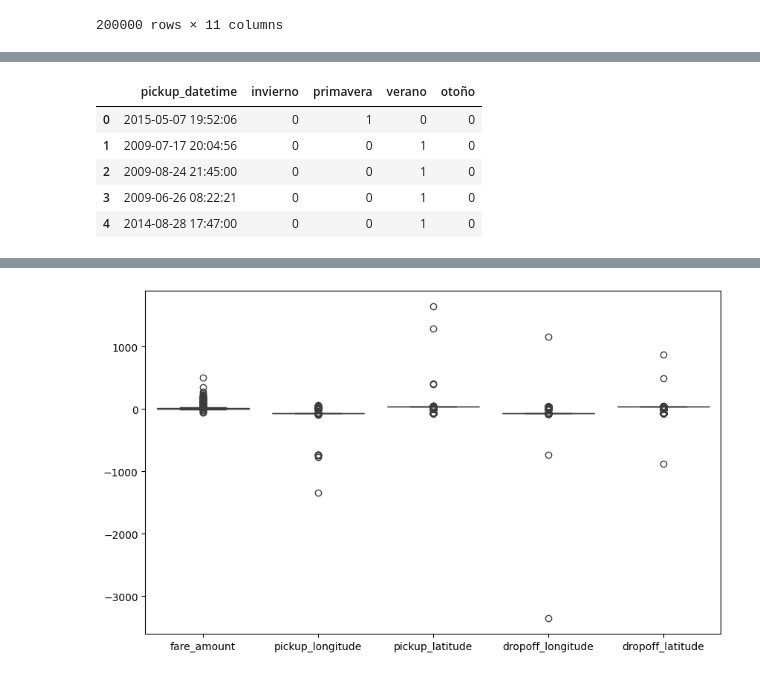
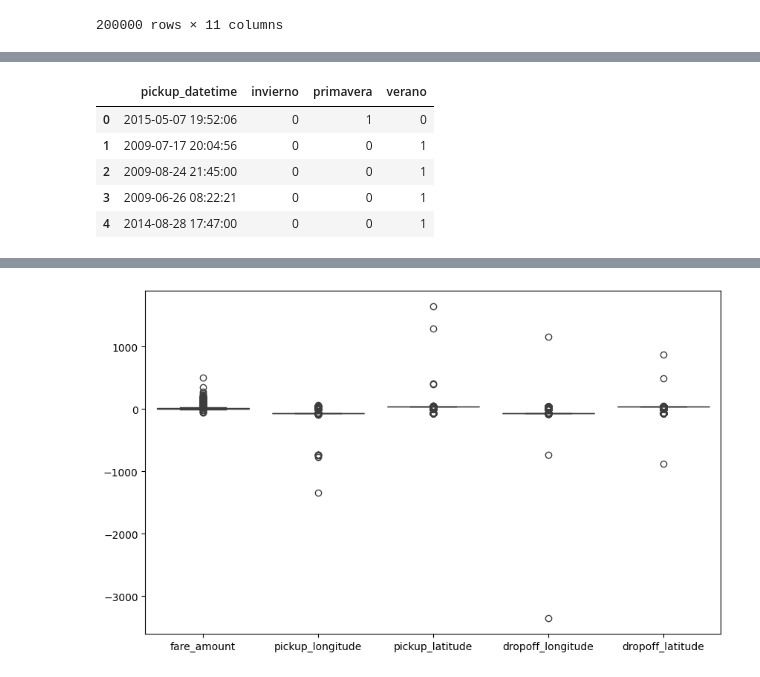
Before and after one commit to FedeZ2008/AA1-TUIA-2025C2-LEON-ZIMMER, a Jupyter notebook: TP1_Regresion.ipynb, the cells around one changed output, grey strips where cells are left out. Cells and saved outputs as stored; diff of their text form; code cells hidden in the pictures.

```diff
--- a/TP1_Regresion.ipynb
+++ b/TP1_Regresion.ipynb
@@ -155,0 +219,4 @@ df['dist_haversine'] = haversine(
+# %%
+# Resetear los índices del DataFrame después de los filtrados
+df = df.reset_index(drop=True)
+df
@@ -179,13 +269,8 @@ df
 | 199999 | 14.1 | 2010-05-15 04:08:00+00:00 | -73.984395 | 40.720077 | -73.985508 | 40.768793 | ... |
 200000 rows × 11 columns
 # %%
-# Creamos la variable "hora del día" extrayendo la hora (de 0 a 23) del campo pickup_datetime.
-# Luego, transformamos esta variable en dos nuevas columnas usando funciones seno y coseno, lo que permite representar la naturaleza
-# cíclica de las horas en el día.
+# Crear variable 'hora_del_dia' (0 a 23) a partir de pickup_datetime
 df['hora_del_dia'] = df['pickup_datetime'].dt.hour
-df['hora_sin'] = np.sin(2 * np.pi * df['hora_del_dia'] / 24)
-df['hora_cos'] = np.cos(2 * np.pi * df['hora_del_dia'] / 24)
-df = df.drop(columns=['hora_del_dia'])
 df.head()
 # %% [output]
 |  | fare_amount | pickup_datetime | pickup_longitude | pickup_latitude | dropoff_longitude | dropoff_latitude | ... |
@@ -195,11 +280,9 @@ df.head()
 | 3 | 5.3 | 2009-06-26 08:22:21+00:00 | -73.976124 | 40.790844 | -73.965316 | 40.803349 | ... |
 | 4 | 16.0 | 2014-08-28 17:47:00+00:00 | -73.925023 | 40.744085 | -73.973082 | 40.761247 | ... |
 # %%
-# Creemos que puede llegar a ser relevante si el viaje se realiza en la primera o segunda mitad del mes, por lo que creamos dos variables dummies
-# representando la quincena
+# Crear variables dummies según el día del mes de pickup_datetime
 df['1era_mitad_mes'] = (df['pickup_datetime'].dt.day < 15).astype(int)
-df['2da_mitad_mes'] = (df['pickup_datetime'].dt.day >= 15).astype(int)
-df.head()
+df
 # %% [output]
 |  | fare_amount | pickup_datetime | pickup_longitude | pickup_latitude | dropoff_longitude | dropoff_latitude | ... |
 | 0 | 7.5 | 2015-05-07 19:52:06+00:00 | -73.999817 | 40.738354 | -73.999512 | 40.723217 | ... |
@@ -210,33 +312,34 @@ df.head()
 # %%
-# Creamos las variables dummies de estación del año (invierno, primavera, verano, otoño), creeemos que puede llegar a ser relevante para el valor del viaje
-# ya que es probable que en estaciones donde hace más frío (invierno) o más calor (verano) la demanda y el valor del viaje se vean afectados.
-
 df['pickup_datetime'] = df['pickup_datetime'].dt.tz_localize(None)
 
+# Crear columna auxiliar 'estacion' según fechas astronómicas (hemisferio norte)
 def estacion_astronomica(fecha):
     y = fecha.year
     if fecha >= pd.Timestamp(y, 12, 21) or fecha < pd.Timestamp(y, 3, 20):
         return 'invierno'
     elif fecha >= pd.Timestamp(y, 3, 20) and fecha < pd.Timestamp(y, 6, 21):
         return 'primavera'
     elif fecha >= pd.Timestamp(y, 6, 21) and fecha < pd.Timestamp(y, 9, 22):
         return 'verano'
     else:
         return 'otoño'
 
 df['estacion'] = df['pickup_datetime'].apply(estacion_astronomica)
 
+# Crear variables dummies de estación solo para invierno, primavera y verano
 dummies = pd.get_dummies(df['estacion'], prefix='', prefix_sep='')
-for estacion in ['invierno', 'primavera', 'verano', 'otoño']:
+for estacion in ['invierno', 'primavera', 'verano']:
     df[estacion] = dummies.get(estacion, pd.Series(0, index=df.index)).astype(int)
+# Otoño queda implícito: si las otras 3 son 0, es otoño
 df = df.drop(columns=['estacion'])
 
-df[['pickup_datetime', 'invierno', 'primavera', 'verano', 'otoño']].head()
+# Visualiza las primeras filas
+df[['pickup_datetime', 'invierno', 'primavera', 'verano']].head()
 # %% [output]
-|  | pickup_datetime | invierno | primavera | verano | otoño |
-| 0 | 2015-05-07 19:52:06 | 0 | 1 | 0 | 0 |
-| 1 | 2009-07-17 20:04:56 | 0 | 0 | 1 | 0 |
-| 2 | 2009-08-24 21:45:00 | 0 | 0 | 1 | 0 |
-| 3 | 2009-06-26 08:22:21 | 0 | 0 | 1 | 0 |
-| 4 | 2014-08-28 17:47:00 | 0 | 0 | 1 | 0 |
+|  | pickup_datetime | invierno | primavera | verano |
+| 0 | 2015-05-07 19:52:06 | 0 | 1 | 0 |
+| 1 | 2009-07-17 20:04:56 | 0 | 0 | 1 |
+| 2 | 2009-08-24 21:45:00 | 0 | 0 | 1 |
+| 3 | 2009-06-26 08:22:21 | 0 | 0 | 1 |
+| 4 | 2014-08-28 17:47:00 | 0 | 0 | 1 |
 # %%
```
Also changed, not shown: parts of 46 cells of this notebook.
